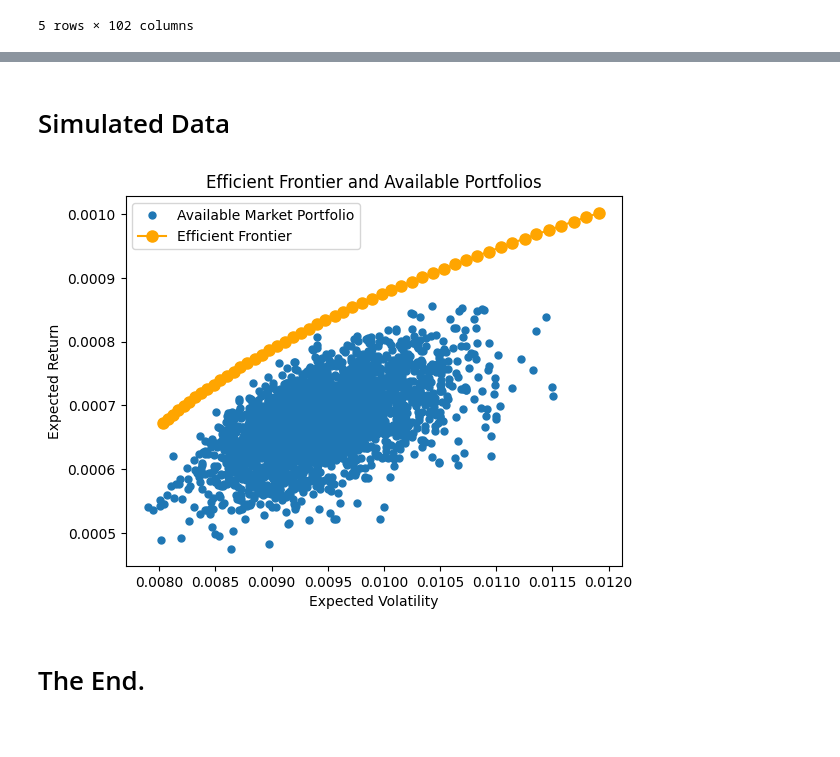
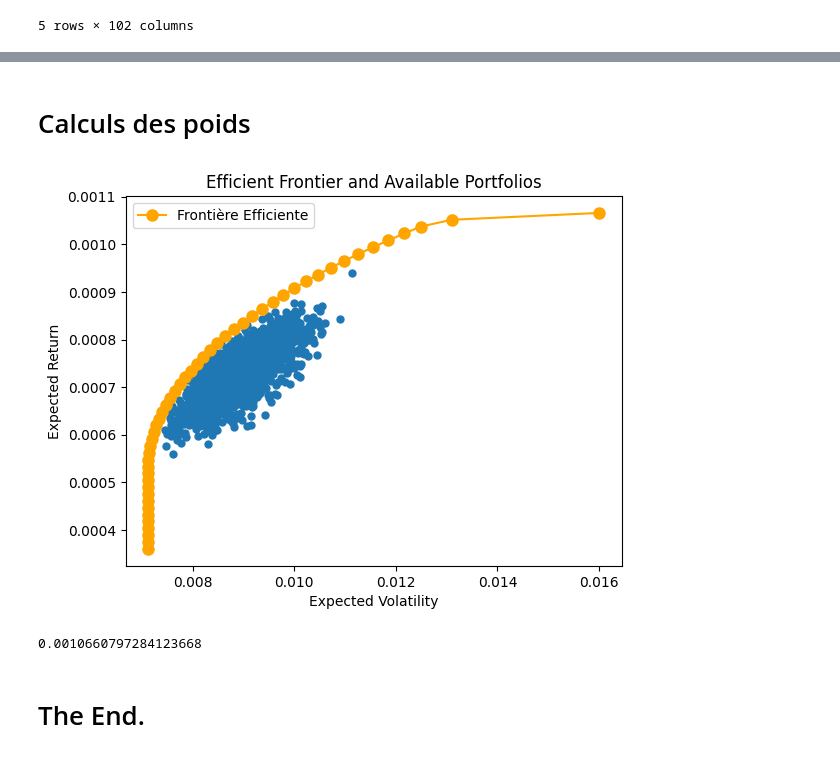
Before and after one commit to redoxu/Prediction-des-prix-des-actions-, a Jupyter notebook: markowitz_portfolio.ipynb, the cells around one changed output, grey strips where cells are left out. Cells and saved outputs as stored; diff of their text form; code cells hidden in the pictures.

```diff
--- a/markowitz_portfolio.ipynb
+++ b/markowitz_portfolio.ipynb
@@ -89,7 +25,7 @@ data.head()
 | 2010-01-07 | 26.967278 | NaN | 21.314800 | 35.610645 | 38.816319 | 22.224985 | 26.150579 | 49.230499 | 130.000000 | 37.388069 | ... | ... |
 5 rows × 102 columns
 # %%
-companies = ['AAPL', 'MSFT', 'JNJ', 'JPM', 'GOOGL', 'XOM', 'V', 'PG']
+companies = ['AAPL', 'MSFT', 'JNJ', 'MCD', 'GOOGL', 'DIS', 'V', 'PG']
 
 
 # calculate returns
@@ -110,0 +87,3 @@ returns.head()
+# %%
+for i in companies:
+    print(f'{i} mean return: {returns[i].mean()*100:.2f}%')
@@ -222,24 +215,40 @@ def calculate_frontier(returns):
     return optimal_weights, optimal_mus, optimal_sigmas
-# %% [markdown]
-# Simulated Data
+# %% [markdown]
+# Calculs des poids
 # %%
+optimal_weights, optimal_mus, optimal_sigmas = calculate_frontier(returns)
+# Filtrage des valeurs valides
+valid_results = [
+    (w, mu, sigma)
+    for w, mu, sigma in zip(optimal_weights, optimal_mus, optimal_sigmas)
+    if w is not None and sigma is not None
+]
+
+# Écriture dans le fichier
+with open("optimal_weights.txt", "w") as f:
+    for j, (w, mu, sigma) in enumerate(valid_results):
+        weights_percent = np.round(np.array(w).flatten() * 100, 2)
+        f.write("--------------------------------------------------\n")
+        f.write(f"Portfolio {j+1} (Target return: {mu:.4f}):\n")
+        for i, weight in enumerate(weights_percent):
+            f.write(f"{companies[i]} : {weight:.2f} %\n")
+
+# Tracer la frontière efficace et les portefeuilles aléatoires
 pf_mus, pf_sigmas = create_random_portfolios(returns, n_portfolios=3000)
-optimal_weights, optimal_mus, optimal_sigmas = calculate_frontier(returns)
-with open("optimal_weights.txt", "w") as f:
-    for j in range(50):
-        weights_percent = np.round(np.array(optimal_weights[j]).flatten() * 100, 2)
-        f.write("--------------------------------------------------\n")
-        f.write(f"Portfolio {j+1} (Target return: {optimal_mus[j]:.4f}):\n")
-        for i, w in enumerate(weights_percent):
-            f.write(f"{companies[i]} : {w:.2f} %\n")
-plt.plot(pf_sigmas, pf_mus, 'o', markersize=5, label='Available Market Portfolio')
-plt.plot(optimal_sigmas, optimal_mus, 'y-o', color='orange', markersize=8, label='Efficient Frontier')
+
+# On extrait les listes nettoyées
+valid_mus = [mu for _, mu, _ in valid_results]
+valid_sigmas = [sigma for _, _, sigma in valid_results]
+
+plt.plot(pf_sigmas, pf_mus, 'o', markersize=5)
+plt.plot(valid_sigmas, valid_mus, 'o-', color='orange', markersize=8, label='Frontière Efficiente')
 plt.xlabel('Expected Volatility')
 plt.ylabel('Expected Return')
 plt.title('Efficient Frontier and Available Portfolios')
 plt.legend(loc='best')
 plt.show()
 # %% [output]
-[figure, old version]
+[figure, new version]
+0.0010660797284123668
 # %% [markdown]
 # The End.
```
Also changed, not shown: parts of 19 cells of this notebook, 2 other files.
